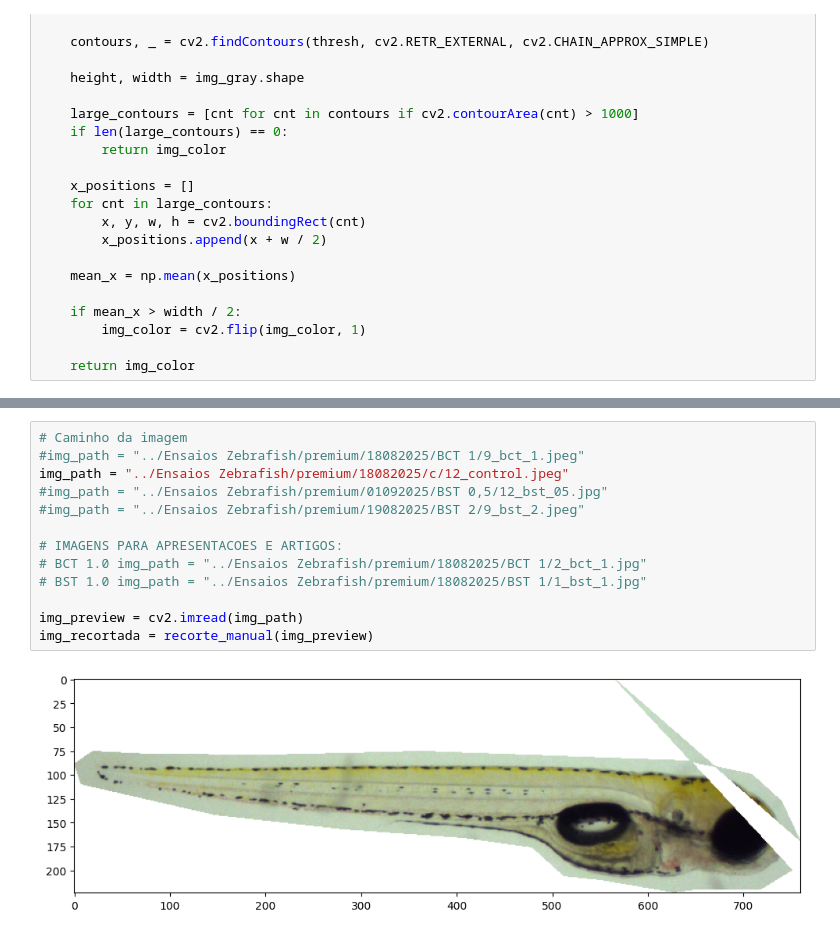
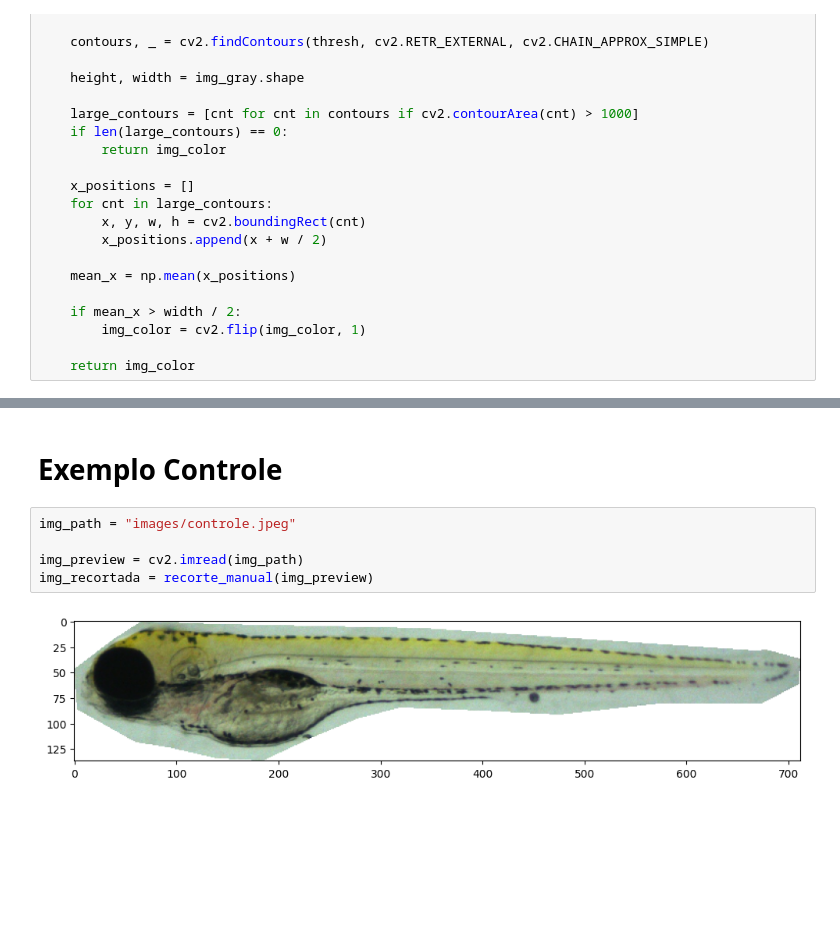
Before and after one commit to andre-aracaetano/cigarette-butt-toxicity-with-llm, a Jupyter notebook: analisador_pigmentacao/script_final.ipynb, the cells around one changed output, grey strips where cells are left out. Cells and saved outputs as stored; diff of their text form; blank space fills up the shorter version.

```diff
--- a/analisador_pigmentacao/script_final.ipynb
+++ b/analisador_pigmentacao/script_final.ipynb
@@ -159,18 +135,12 @@ Qtde de canais:  3
-# %%
-# Caminho da imagem
-#img_path = "../Ensaios Zebrafish/premium/18082025/BCT 1/9_bct_1.jpeg"
-img_path = "../Ensaios Zebrafish/premium/18082025/c/12_control.jpeg"
-#img_path = "../Ensaios Zebrafish/premium/01092025/BST 0,5/12_bst_05.jpg"
-#img_path = "../Ensaios Zebrafish/premium/19082025/BST 2/9_bst_2.jpeg"
-
-# IMAGENS PARA APRESENTACOES E ARTIGOS:
-# BCT 1.0 img_path = "../Ensaios Zebrafish/premium/18082025/BCT 1/2_bct_1.jpg"
-# BST 1.0 img_path = "../Ensaios Zebrafish/premium/18082025/BST 1/1_bst_1.jpg"
-
-img_preview = cv2.imread(img_path)
-img_recortada = recorte_manual(img_preview)
-# %% [output]
-[figure, removed]
+# %% [markdown]
+# Exemplo Controle
+# %%
+img_path = "images/controle.jpeg"
+
+img_preview = cv2.imread(img_path)
+img_recortada = recorte_manual(img_preview)
+# %% [output]
+[figure, added]
 # %%
 barra_escala = img_preview.copy()
 barra_escala = barra_escala[1800:barra_escala.shape[0],1850:barra_escala.shape[1]]
```
Also changed, not shown: parts of 13 cells of this notebook.
